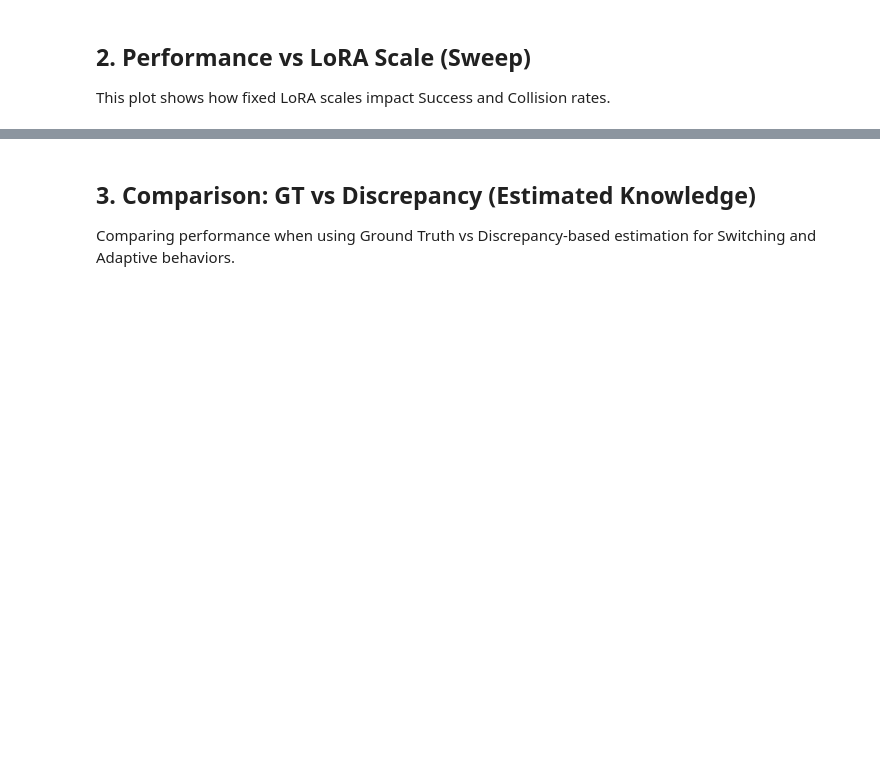
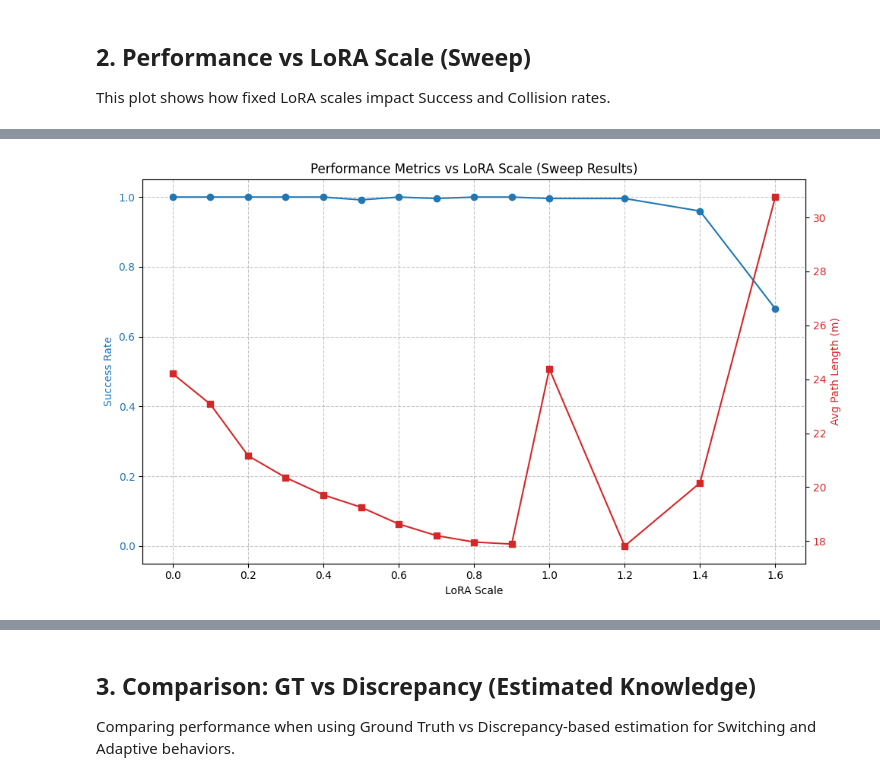
Before and after one commit to NoelsAdventure/BLEND, a Jupyter notebook: results_visualization.ipynb, the cells around one changed output, grey strips where cells are left out. Saved outputs shown, nothing was run; the diff lists cells and outputs as text; code cells hidden in the pictures; blank space fills up the shorter version.

```diff
--- a/results_visualization.ipynb
+++ b/results_visualization.ipynb
@@ -141,0 +112,67 @@ else:
+# %%
+import glob
+import re
+
+# Settings
+min_episodes = 50
+
+# Find all scale-specific CSV files in the test directory
+csv_files = glob.glob(os.path.join(model_dir, 'evaluation_data_scale_*.csv'))
+results = []
+
+for csv_path in csv_files:
+    match = re.search(r'evaluation_data_scale_([\d\.]+)\.csv', os.path.basename(csv_path))
+    if match:
+        scale = float(match.group(1))
+        df = pd.read_csv(csv_path)
+
+        # Calculate counts accurately (matching plot_lora_results.py)
+        successes = df['Success Times'].count()
+        collisions = df['Collision Times'].count()
+        timeouts = df['Timeout Times'].count()
+        total = successes + collisions + timeouts
+
+        if total < min_episodes:
+            print(f"Skipping scale {scale}: Only {total} episodes (min_episodes={min_episodes})")
+            continue
+
+        results.append({
+            'lora_scale': scale,
+            'success_rate': successes / total,
+            'avg_path_length': df['Path Length'].mean(),
+            'total_episodes': total
+        })
+
+if results:
+    df_sweep = pd.DataFrame(results).sort_values(by='lora_scale')
+
+    # Prepare lists for dual-axis plotting (matching plot_lora_results.py style)
+    scales = df_sweep['lora_scale'].tolist()
+    sr = df_sweep['success_rate'].tolist()
+    pl = df_sweep['avg_path_length'].tolist()
+
+    # Dual axis plot
+    fig, ax1 = plt.subplots(figsize=(10, 6))
+    color = 'tab:blue'
+    ax1.set_xlabel('LoRA Scale')
+    ax1.set_ylabel('Success Rate', color=color)
+    ax1.plot(scales, sr, 'o-', color=color, label='Success Rate')
+    ax1.tick_params(axis='y', labelcolor=color)
+    ax1.set_ylim(-0.05, 1.05)
+    ax1.grid(True, linestyle='--', alpha=0.7)
+
+    ax2 = ax1.twinx()
+    color = 'tab:red'
+    ax2.set_ylabel('Avg Path Length (m)', color=color)
+    ax2.plot(scales, pl, 's-', color=color, label='Avg Path Length')
+    ax2.tick_params(axis='y', labelcolor=color)
+
+    plt.title('Performance Metrics vs LoRA Scale (Sweep Results)')
+    fig.tight_layout()
+    plt.show()
+
+    display(df_sweep[['lora_scale', 'success_rate', 'avg_path_length', 'total_episodes']])
+else:
+    print("No valid scale-specific CSV data found in ", model_dir)
+# %% [output]
+[figure, added]
```
Also changed, not shown: parts of 5 cells of this notebook, 2 other files.
